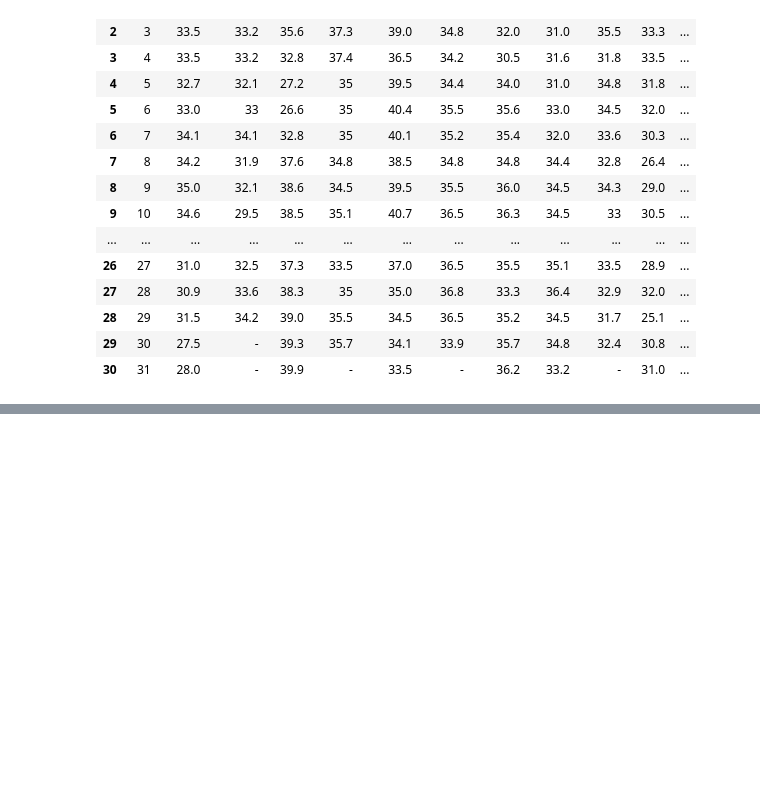
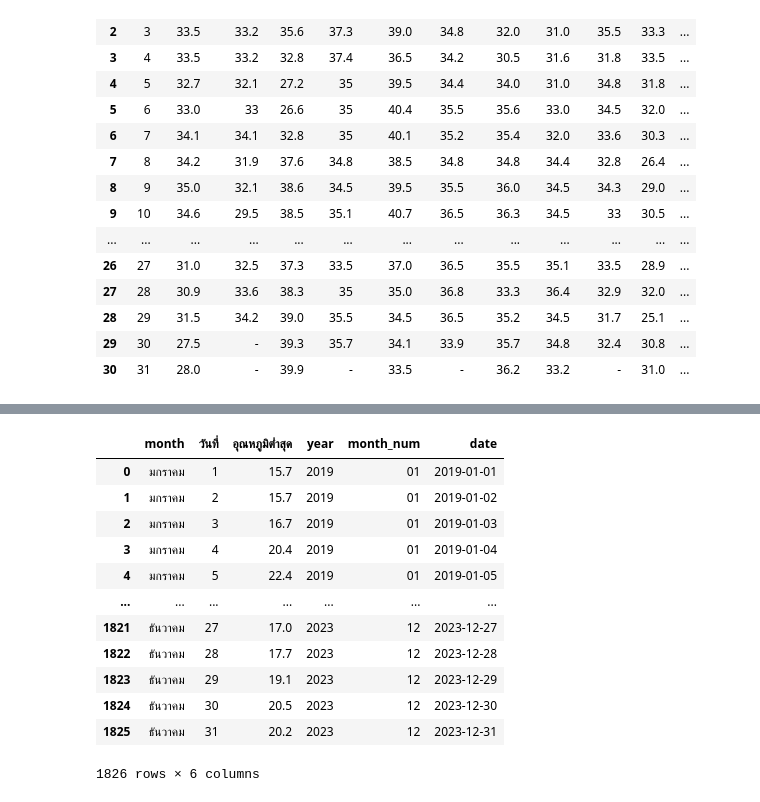
Before and after one commit to Tawanss/football, a Jupyter notebook: Untitled12.ipynb, the cells around one changed output, grey strips where cells are left out. Cells and saved outputs as stored; diff of their text form; code cells hidden in the pictures; blank space fills up the shorter version.

```diff
--- a/Untitled12.ipynb
+++ b/Untitled12.ipynb
@@ -342,0 +418,36 @@ finish_max = pd.concat([max2019,max2020,max2021,max2022,max2023],ignore_index=Tr
+# %%
+min2019['date'] =min2019.apply(create_date, axis=1)
+min2020['date'] =min2020.apply(create_date, axis=1)
+min2021['date'] =min2021.apply(create_date, axis=1)
+min2022['date'] =min2022.apply(create_date, axis=1)
+min2023['date'] =min2023.apply(create_date, axis=1)
+# %%
+min2019.dropna(subset=['date'],inplace=True)
+min2020.dropna(subset=['date'],inplace=True)
+min2021.dropna(subset=['date'],inplace=True)
+min2022.dropna(subset=['date'],inplace=True)
+min2023.dropna(subset=['date'],inplace=True)
+# %%
+min2019.reset_index(drop=True,inplace = True)
+min2020.reset_index(drop=True,inplace = True)
+min2021.reset_index(drop=True,inplace = True)
+min2022.reset_index(drop=True,inplace = True)
+min2023.reset_index(drop=True,inplace = True)
+# %%
+finish_min = pd.concat([min2019,min2020,min2021,min2022,min2023],ignore_index=True)
+# %%
+finish_min
+# %% [output]
+|  | month | วันที่ | อุณหภูมิต่ำสุด | year | month_num | date |
+| 0 | มกราคม | 1 | 15.7 | 2019 | 01 | 2019-01-01 |
+| 1 | มกราคม | 2 | 15.7 | 2019 | 01 | 2019-01-02 |
+| 2 | มกราคม | 3 | 16.7 | 2019 | 01 | 2019-01-03 |
+| 3 | มกราคม | 4 | 20.4 | 2019 | 01 | 2019-01-04 |
+| 4 | มกราคม | 5 | 22.4 | 2019 | 01 | 2019-01-05 |
+| ... | ... | ... | ... | ... | ... | ... |
+| 1821 | ธันวาคม | 27 | 17.0 | 2023 | 12 | 2023-12-27 |
+| 1822 | ธันวาคม | 28 | 17.7 | 2023 | 12 | 2023-12-28 |
+| 1823 | ธันวาคม | 29 | 19.1 | 2023 | 12 | 2023-12-29 |
+| 1824 | ธันวาคม | 30 | 20.5 | 2023 | 12 | 2023-12-30 |
+| 1825 | ธันวาคม | 31 | 20.2 | 2023 | 12 | 2023-12-31 |
+1826 rows × 6 columns
```
Also changed, not shown: parts of 18 cells of this notebook.
